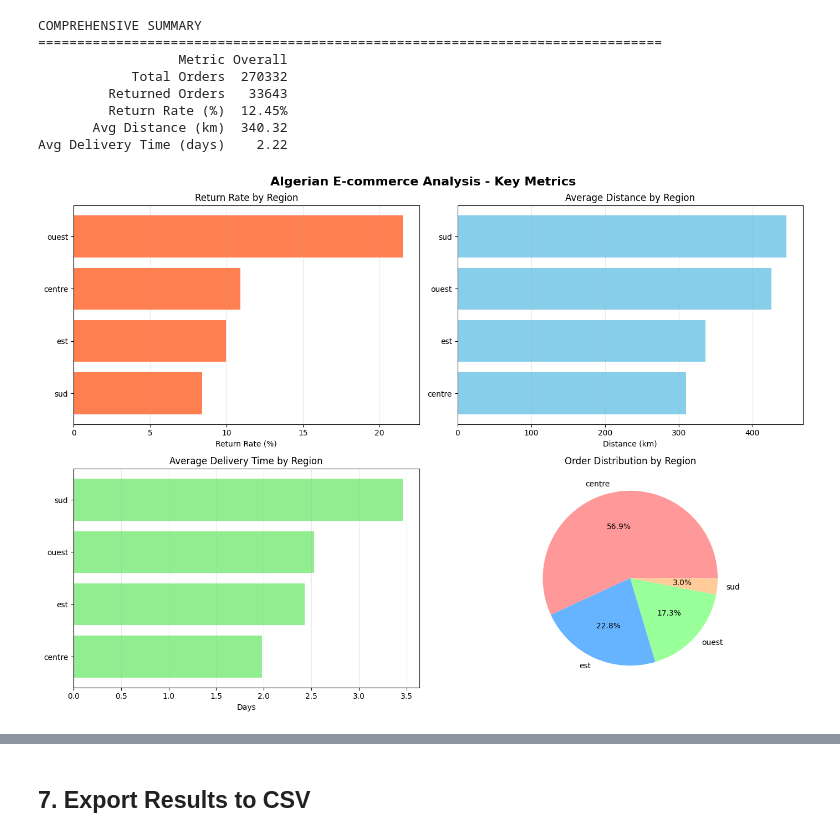
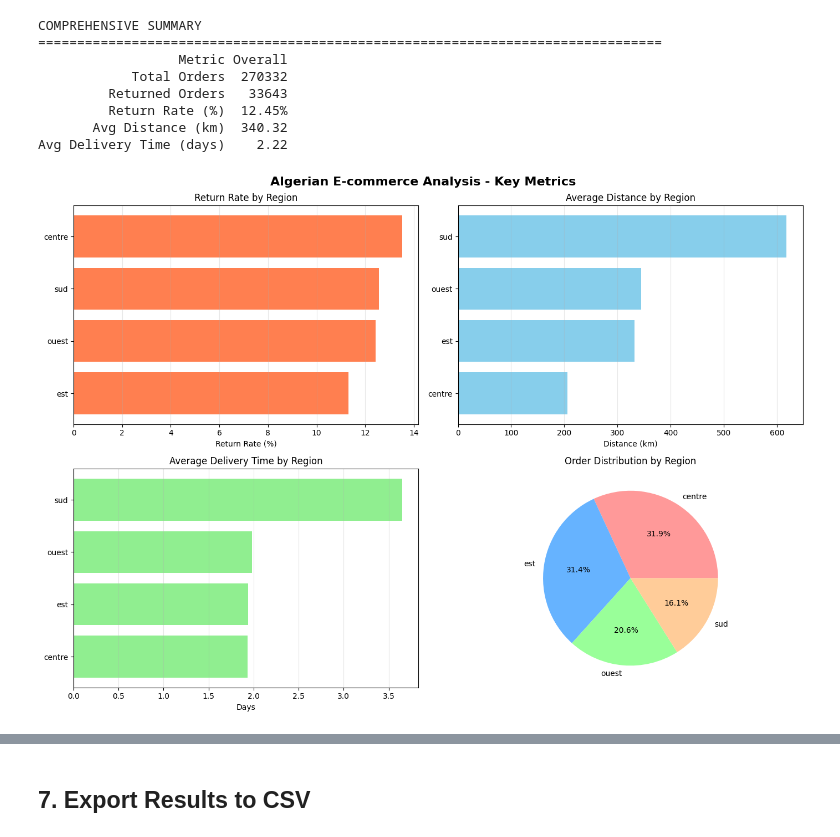
Before and after one commit to MahdiTir/pfe_ecommerce_algeria, a Jupyter notebook: EDA_data.ipynb, the cells around one changed output, grey strips where cells are left out. Drawn from its saved outputs; the diff is of its cells as text; code cells hidden in the pictures.

Commit message:
fix metrics

```diff
--- a/EDA_data.ipynb
+++ b/EDA_data.ipynb
@@ -14,7 +14,7 @@ import seaborn as sns
 
 # Load the dataset
 #df = pd.read_csv('algerie_ecommerce_dataset_vf.csv')
-df = pd.read_csv('data.csv')
+df = pd.read_csv('data/data.csv')
 
 # Display basic info
 print(f"Dataset shape: {df.shape}")
@@ -125,10 +125,10 @@ regions_mapping = {
 }
 
 # Add region column
-df['region'] = df['depart wilaya'].map(regions_mapping)
+df['region'] = df['destination wilaya'].map(regions_mapping)
 
 # Check for unmapped wilayas
-unmapped = df[df['region'].isna()]['depart wilaya'].unique()
+unmapped = df[df['region'].isna()]['destination wilaya'].unique()
 if len(unmapped) > 0:
     print(f"Unmapped wilayas: {unmapped}")
 else:
@@ -573,54 +573,100 @@ COMPREHENSIVE SUMMARY
 Avg Delivery Time (days)    2.22
 # %%
 # Create visualizations
+output_folder = './charts'  # Save charts in the charts folder
+
+# 1. Return Rate by Region
+fig1, ax = plt.subplots(figsize=(10, 6))
+return_by_region_sorted = return_by_region.sort_values('Return Rate %', ascending=True)
+ax.barh(return_by_region_sorted.index, return_by_region_sorted['Return Rate %'], color='coral')
+ax.set_xlabel('Return Rate (%)', fontsize=12)
+ax.set_title('Return Rate by Region', fontsize=14, fontweight='bold')
+ax.grid(axis='x', alpha=0.3)
+plt.tight_layout()
+fig1.savefig(f'{output_folder}/chart_return_rate_by_region.png', dpi=300, bbox_inches='tight')
+fig1.savefig(f'{output_folder}/chart_return_rate_by_region.pdf', bbox_inches='tight')
+plt.close(fig1)
+
+# 2. Average Distance by Region (individual chart)
+fig2, ax = plt.subplots(figsize=(10, 6))
+avg_distance_by_region_sorted = avg_distance_by_region.sort_values('Avg Distance (km)', ascending=True)
+ax.barh(avg_distance_by_region_sorted.index, avg_distance_by_region_sorted['Avg Distance (km)'], color='skyblue')
+ax.set_xlabel('Distance (km)', fontsize=12)
+ax.set_title('Average Distance per Command by Region', fontsize=14, fontweight='bold')
+ax.grid(axis='x', alpha=0.3)
+plt.tight_layout()
+fig2.savefig(f'{output_folder}/chart_avg_distance_by_region.png', dpi=300, bbox_inches='tight')
+fig2.savefig(f'{output_folder}/chart_avg_distance_by_region.pdf', bbox_inches='tight')
+plt.close(fig2)
+
+# 3. Average Delivery Time by Region (individual chart)
+fig3, ax = plt.subplots(figsize=(10, 6))
+avg_time_by_region_sorted = avg_time_by_region.sort_values('Avg Time (days)', ascending=True)
+ax.barh(avg_time_by_region_sorted.index, avg_time_by_region_sorted['Avg Time (days)'], color='lightgreen')
+ax.set_xlabel('Days', fontsize=12)
+ax.set_title('Average Delivery Time by Region', fontsize=14, fontweight='bold')
+ax.grid(axis='x', alpha=0.3)
+plt.tight_layout()
+fig3.savefig(f'{output_folder}/chart_avg_delivery_time_by_region.png', dpi=300, bbox_inches='tight')
+fig3.savefig(f'{output_folder}/chart_avg_delivery_time_by_region.pdf', bbox_inches='tight')
+plt.close(fig3)
+
+# 4. Order distribution by Region (pie chart)
+fig4, ax = plt.subplots(figsize=(10, 8))
+region_counts = df['region'].value_counts()
+colors = ['#ff9999', '#66b3ff', '#99ff99', '#ffcc99']
+ax.pie(region_counts.values, labels=region_counts.index, autopct='%1.1f%%', colors=colors, startangle=90)
+ax.set_title('Order Distribution by Region', fontsize=14, fontweight='bold')
+plt.tight_layout()
+fig4.savefig(f'{output_folder}/chart_order_distribution_by_region.png', dpi=300, bbox_inches='tight')
+fig4.savefig(f'{output_folder}/chart_order_distribution_by_region.pdf', bbox_inches='tight')
+plt.close(fig4)
+
+# Combined figure for all charts
 fig, axes = plt.subplots(2, 2, figsize=(14, 10))
 fig.suptitle('Algerian E-commerce Analysis - Key Metrics', fontsize=16, fontweight='bold')
 
 # 1. Return Rate by Region
 ax1 = axes[0, 0]
-return_by_region_sorted = return_by_region.sort_values('Return Rate %', ascending=True)
 ax1.barh(return_by_region_sorted.index, return_by_region_sorted['Return Rate %'], color='coral')
 ax1.set_xlabel('Return Rate (%)')
 ax1.set_title('Return Rate by Region')
 ax1.grid(axis='x', alpha=0.3)
 
 # 2. Average Distance by Region
 ax2 = axes[0, 1]
-avg_distance_by_region_sorted = avg_distance_by_region.sort_values('Avg Distance (km)', ascending=True)
 ax2.barh(avg_distance_by_region_sorted.index, avg_distance_by_region_sorted['Avg Distance (km)'], color='skyblue')
 ax2.set_xlabel('Distance (km)')
 ax2.set_title('Average Distance by Region')
 ax2.grid(axis='x', alpha=0.3)
 
 # 3. Average Delivery Time by Region
 ax3 = axes[1, 0]
-avg_time_by_region_sorted = avg_time_by_region.sort_values('Avg Time (days)', ascending=True)
 ax3.barh(avg_time_by_region_sorted.index, avg_time_by_region_sorted['Avg Time (days)'], color='lightgreen')
 ax3.set_xlabel('Days')
 ax3.set_title('Average Delivery Time by Region')
 ax3.grid(axis='x', alpha=0.3)
 
 # 4. Order distribution by Region
 ax4 = axes[1, 1]
-region_counts = df['region'].value_counts()
-colors = ['#ff9999', '#66b3ff', '#99ff99', '#ffcc99']
 ax4.pie(region_counts.values, labels=region_counts.index, autopct='%1.1f%%', colors=colors)
 ax4.set_title('Order Distribution by Region')
 
 plt.tight_layout()
-
-# Save the figure
-output_folder = '.'
 fig.savefig(f'{output_folder}/analysis_key_metrics.png', dpi=300, bbox_inches='tight')
 fig.savefig(f'{output_folder}/analysis_key_metrics.pdf', bbox_inches='tight')
 
 plt.show()
 
 print("Visualizations created successfully!")
 print("✓ Exported as:")
-print("  - analysis_key_metrics.png (300 DPI)")
-print("  - analysis_key_metrics.pdf")
+print("  - charts/analysis_key_metrics.png (300 DPI)")
+print("  - charts/analysis_key_metrics.pdf")
+print("  - charts/chart_return_rate_by_region.png / .pdf")
+print("  - charts/chart_avg_distance_by_region.png / .pdf")
+print("  - charts/chart_avg_delivery_time_by_region.png / .pdf")
+print("  - charts/chart_order_distribution_by_region.png / .pdf")
 # %% [output]
-[figure, old version]
+[figure, new version]
 Visualizations created successfully!
 ✓ Exported as:
```
Also changed, not shown: parts of 10 cells of this notebook, 24 other files.
